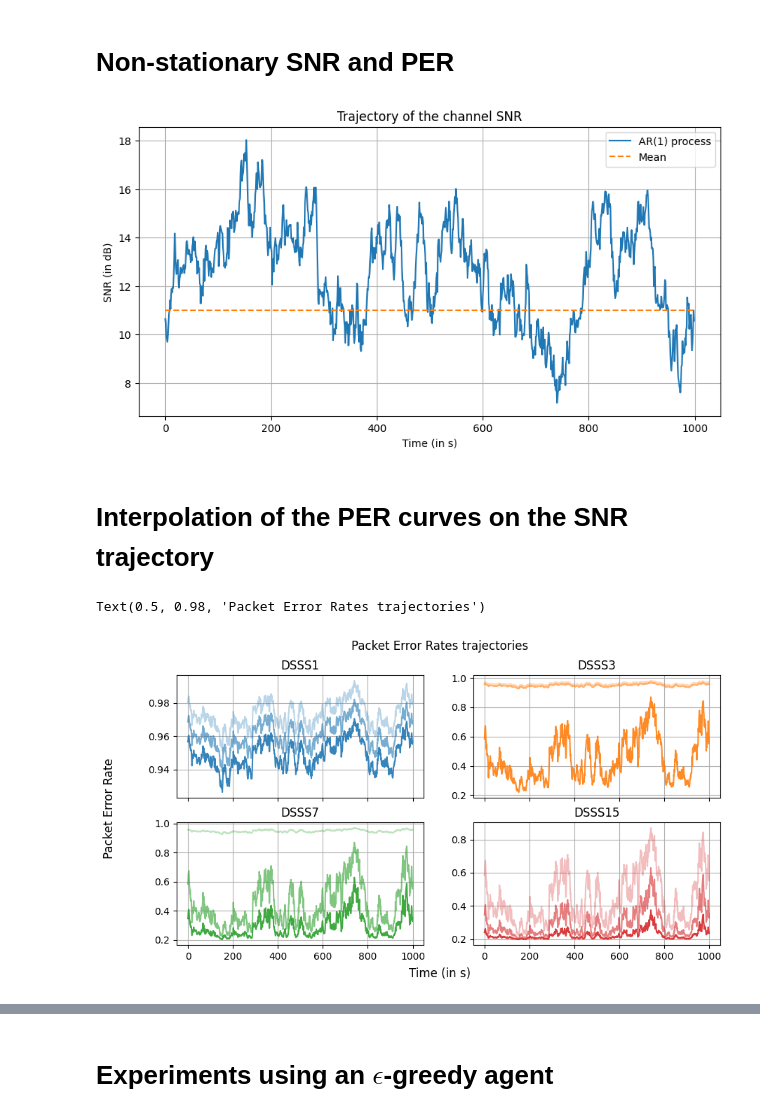
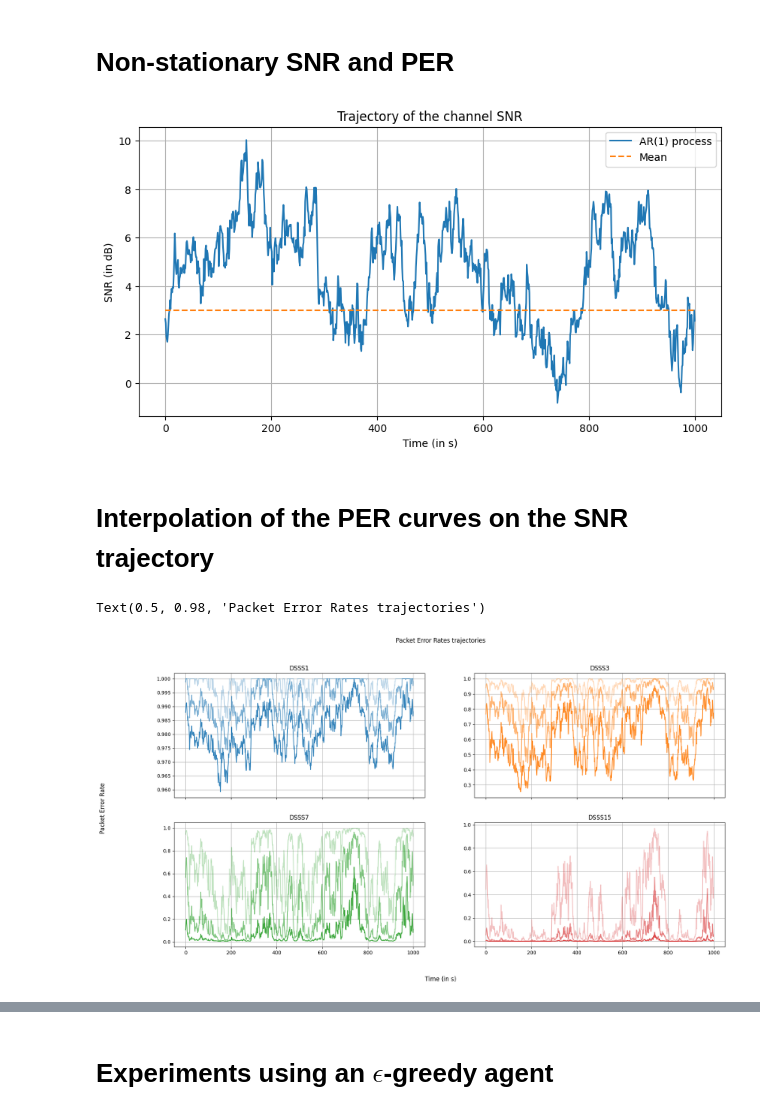
Before and after one commit to ThomasAussagues/uwa_reinforcement_learning, a Jupyter notebook: scenario_3.ipynb, the cells around one changed output, grey strips where cells are left out. Drawn from its saved outputs; the diff is of its cells as text; code cells hidden in the pictures.

Commit message:
Corrected multiple mistakes: relative powers are now in the right order, corrected plots

```diff
--- a/scenario_3.ipynb
+++ b/scenario_3.ipynb
@@ -22,7 +22,7 @@ C_T_MAX = 1000
 # Learning-rate
 C_LEARNING_RATE = 0.1
 # Signal to Noise Ratio in dB
-C_SNR_DB = 11
+C_SNR_DB = 3
 # Sampling frequency in Hz
 C_SAMPLING_FREQ_HZ = 1
 # Coherence time in s
@@ -35,7 +35,7 @@ C_POWER_SPREAD = 10
 # and same bitrate
 C_BITRATES_BITS_PER_S = np.array([2520, 2520, 2520, 840, 840, 840, 360, 360, 360, 168, 168, 168])
 # Relative power
-C_POWERS = np.array([2, 1, 0.5, 2, 1, 0.5, 2, 1, 0.5, 2, 1, 0.5])
+C_POWERS = np.array([0.5, 1, 2, 0.5, 1, 2, 0.5, 1, 2, 0.5, 1, 2])
 # %% [markdown]
 # Non-stationary SNR and PER
 # %%
@@ -71,7 +71,7 @@ ax.grid(True)
 ax.legend()
 plt.show()
 # %% [output]
-[figure, old version]
+[figure, new version]
 # %% [markdown]
 # Interpolation of the PER curves on the SNR trajectory
 # %%
@@ -108,25 +108,31 @@ f_DSSS15 = anal_estimation(supposed, df_per['SNR'], np.array(df_per['TEP_DSSS15'
 # Compute the PER values for each modulation at each time
 # using the interpolations
 per_values = np.vstack((f_DSSS1(v_snr - 3), f_DSSS1(v_snr), f_DSSS1(v_snr + 3), f_DSSS3(v_snr - 3), f_DSSS3(v_snr), f_DSSS3(v_snr + 3), f_DSSS7(v_snr - 3), f_DSSS7(v_snr), f_DSSS7(v_snr + 3), f_DSSS15(v_snr - 3), f_DSSS15(v_snr), f_DSSS15(v_snr + 3))).T
+
+# Correct interpolation errors: probabilty greater than one or less than 0
+per_values = np.minimum(per_values, 1)
+per_values = np.maximum(per_values, 0)
 # %%
 colors = ["tab:blue", "tab:orange", "tab:green", "tab:red"]
 labels = ["DSSS1", "DSSS3", "DSSS7", "DSSS15"]
 # Plot of the inteprolated PER curves
-fig, axs = plt.subplots(2,2, figsize=(10, 5), sharex=True)
+fig, axs = plt.subplots(2,2, figsize=(20, 10), sharex=True)
 axs = axs.ravel()
-
+i = 0
 for (n_ax, ax) in enumerate(axs) :
-    ax.plot(per_values[:, n_ax], label = labels[n_ax] + " 3 dB", color = colors[n_ax], alpha = 0.3)
-    ax.plot(per_values[:, n_ax + 1], label = labels[n_ax], color = colors[n_ax], alpha = 0.6)
-    ax.plot(per_values[:, n_ax + 2], label = labels[n_ax] + " 3 dB", color = colors[n_ax], alpha = 0.9)
+    ax.plot(per_values[:, i], label = labels[n_ax] + " - 3 dB", color = colors[n_ax], alpha = 0.3)
+    ax.plot(per_values[:, i + 1], label = labels[n_ax], color = colors[n_ax], alpha = 0.6)
+    ax.plot(per_values[:, i + 2], label = labels[n_ax] + " + 3 dB", color = colors[n_ax], alpha = 0.9)
     ax.grid(True)
     ax.set_title(labels[n_ax])
+    i += 3
+
 fig.supxlabel('Time (in s)')
 fig.supylabel('Packet Error Rate')
 fig.suptitle('Packet Error Rates trajectories')
 # %% [output]
 Text(0.5, 0.98, 'Packet Error Rates trajectories')
-[figure, old version]
+[figure, new version]
 # %%
 colors = ["tab:blue", "tab:orange", "tab:green", "tab:red"]
 labels = ["DSSS1", "DSSS3", "DSSS7", "DSSS15"]
```
Also changed, not shown: parts of 6 cells of this notebook.
